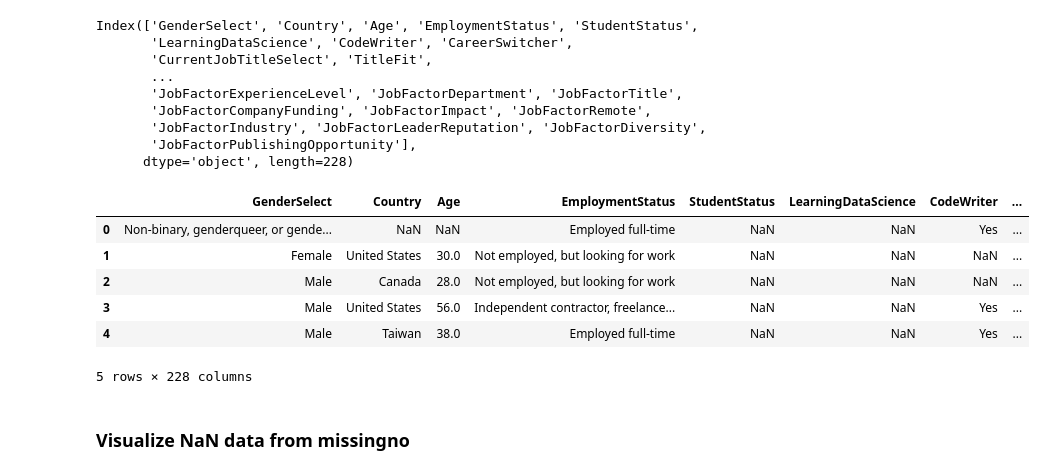
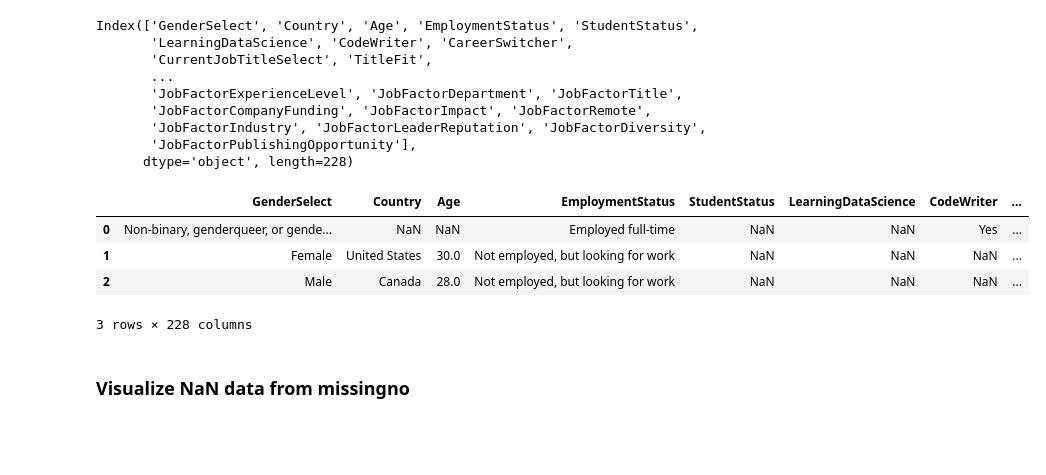
Before and after one commit to inzeong/VeganWeather, a Jupyter notebook: kaggle_data.ipynb, the cells around one changed output. Drawn from its saved outputs; the diff is of its cells as text; code cells hidden in the pictures; blank space fills up the shorter version.

```diff
--- a/kaggle_data.ipynb
+++ b/kaggle_data.ipynb
@@ -57,15 +57,13 @@ Index(['GenderSelect', 'Country', 'Age', 'EmploymentStatus', 'StudentStatus',
        'JobFactorPublishingOpportunity'],
       dtype='object', length=228)
 # %%
-mcq.head(5)
+mcq.head(3)
 # %% [output]
 |  | GenderSelect | Country | Age | EmploymentStatus | StudentStatus | LearningDataScience | CodeWriter | ... |
 | 0 | Non-binary, genderqueer, or gende... | NaN | NaN | Employed full-time | NaN | NaN | Yes | ... |
 | 1 | Female | United States | 30.0 | Not employed, but looking for work | NaN | NaN | NaN | ... |
 | 2 | Male | Canada | 28.0 | Not employed, but looking for work | NaN | NaN | NaN | ... |
-| 3 | Male | United States | 56.0 | Independent contractor, freelance... | NaN | NaN | Yes | ... |
-| 4 | Male | Taiwan | 38.0 | Employed full-time | NaN | NaN | Yes | ... |
-5 rows × 228 columns
+3 rows × 228 columns
 # %% [markdown]
 <h3> Visualize NaN data from missingno
 # %%
```
